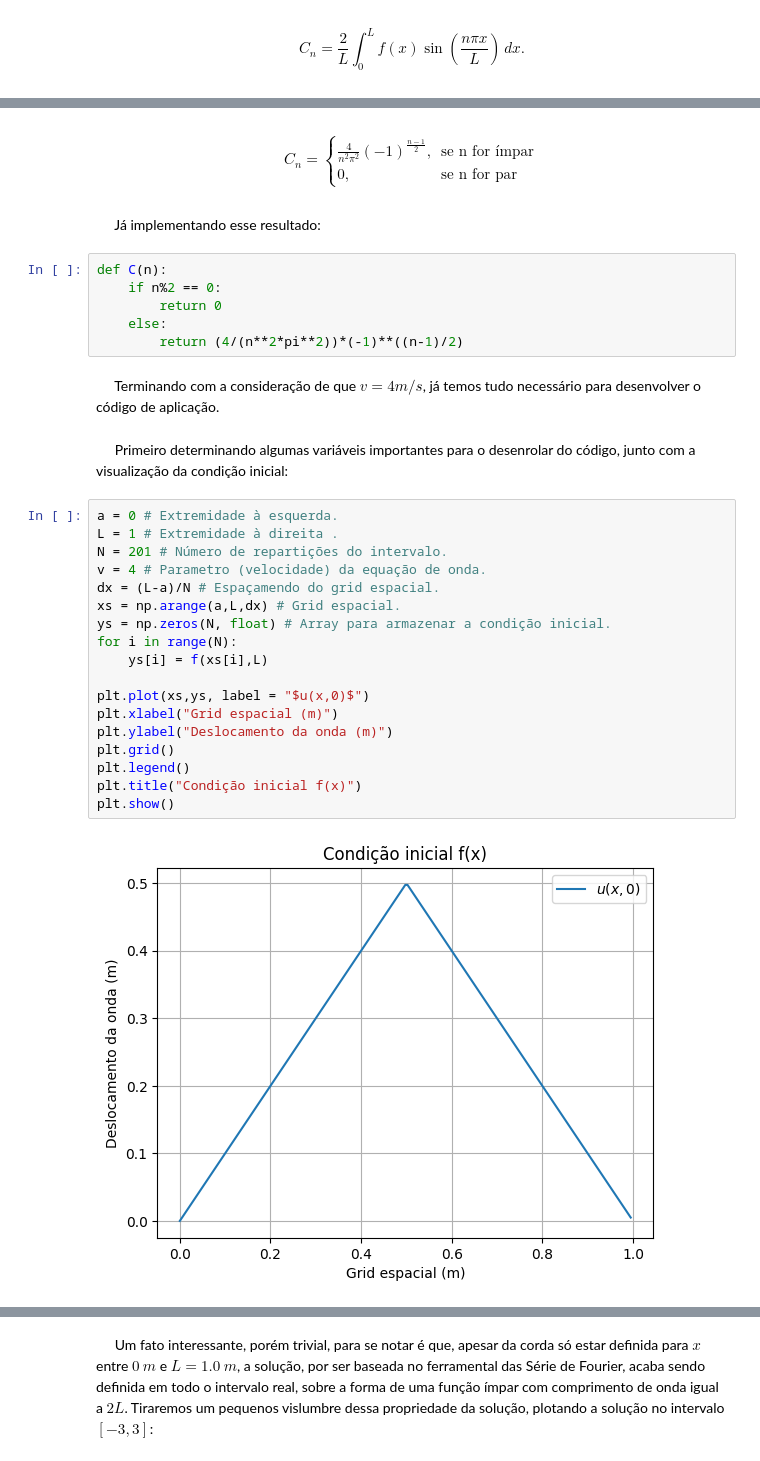
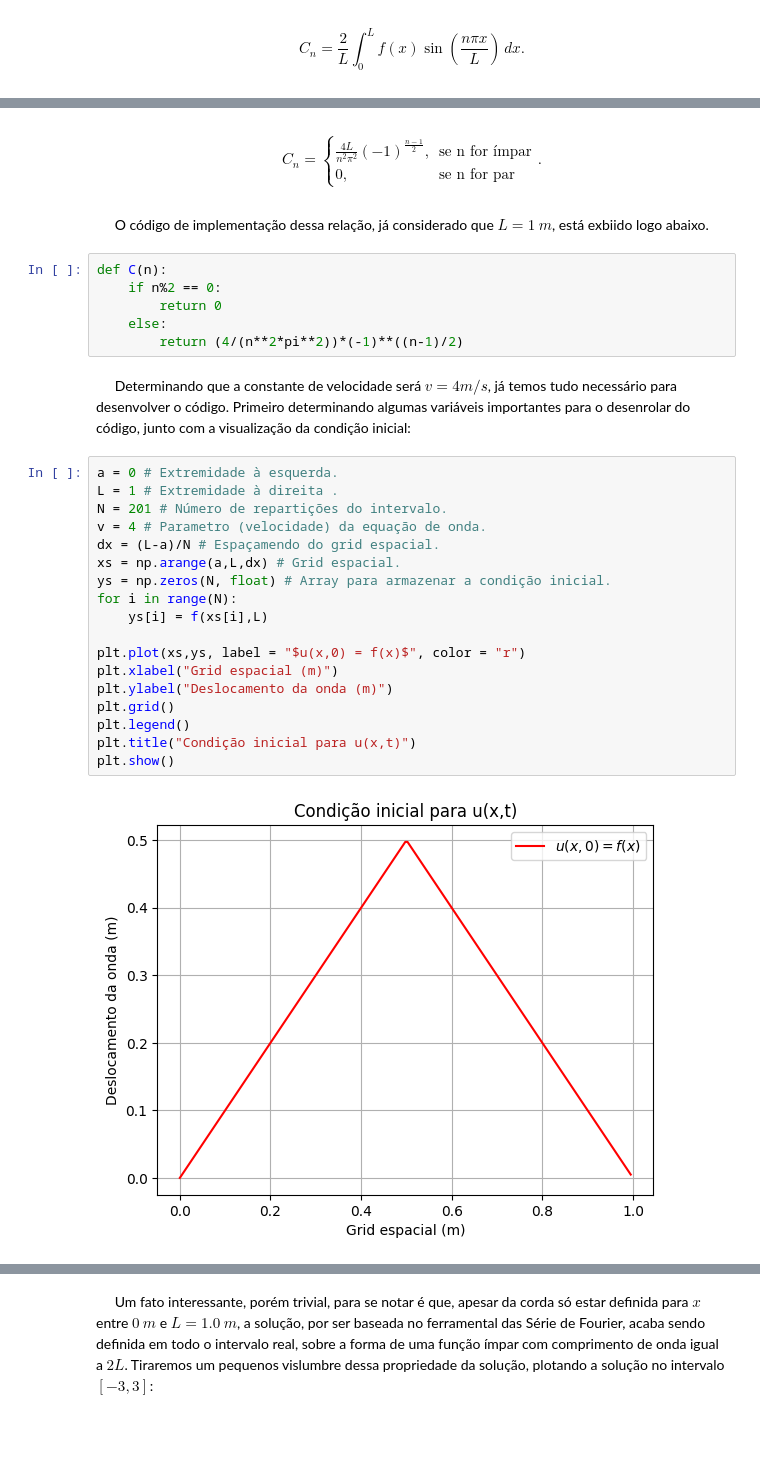
Before and after one commit to PETfisicaUFRN/PET.py, a Jupyter notebook: Rascunhos/Equação de Onda.ipynb, the cells around one changed output, grey strips where cells are left out. Saved outputs shown, nothing was run; the diff lists cells and outputs as text; blank space fills up the shorter version.

```diff
--- a/Rascunhos/Equação de Onda.ipynb
+++ b/Rascunhos/Equação de Onda.ipynb
@@ -240,11 +226,11 @@ $\quad$ Visto que o desenvolvimento dos coeficientes $C_n$ é consideravalmente
 # %% [markdown]
 $$ C_n  =
 \begin{cases}
-    \frac{4}{n^2\pi^2} (-1)^{\frac{n-1}{2}}, & \text{se n for ímpar} \\
+    \frac{4L}{n^2\pi^2} (-1)^{\frac{n-1}{2}}, & \text{se n for ímpar} \\
     0, & \text{se n for par}
-\end{cases}$$
+\end{cases}.$$
 # %% [markdown]
-$\quad$ Já implementando esse resultado:
+$\quad$ O código de implementação dessa relação, já considerado que $L = 1\ m$, está exbiido logo abaixo.
 # %%
 def C(n):
     if n%2 == 0:
@@ -252,27 +238,25 @@ def C(n):
     else:
         return (4/(n**2*pi**2))*(-1)**((n-1)/2)
 # %% [markdown]
-$\quad$ Terminando com a consideração de que $v = 4 m/s$, já temos tudo necessário para desenvolver o código de aplicação.
+$\quad$ Determinando que a constante de velocidade será $v = 4 m/s$, já temos tudo necessário para desenvolver o código. Primeiro determinando algumas variáveis importantes para o desenrolar do código, junto com a visualização da condição inicial:
-# %% [markdown]
-$\quad$ Primeiro determinando algumas variáveis importantes para o desenrolar do código, junto com a visualização da condição inicial:
 # %%
 a = 0 # Extremidade à esquerda.
 L = 1 # Extremidade à direita .
 N = 201 # Número de repartições do intervalo.
 v = 4 # Parametro (velocidade) da equação de onda.
 dx = (L-a)/N # Espaçamendo do grid espacial.
 xs = np.arange(a,L,dx) # Grid espacial.
 ys = np.zeros(N, float) # Array para armazenar a condição inicial.
 for i in range(N):
     ys[i] = f(xs[i],L)
 
-plt.plot(xs,ys, label = "$u(x,0)$")
+plt.plot(xs,ys, label = "$u(x,0) = f(x)$", color = "r")
 plt.xlabel("Grid espacial (m)")
 plt.ylabel("Deslocamento da onda (m)")
 plt.grid()
 plt.legend()
-plt.title("Condição inicial f(x)")
+plt.title("Condição inicial para u(x,t)")
 plt.show()
 # %% [output]
-[figure, old version]
+[figure, new version]
 # %% [markdown]
```
Also changed, not shown: parts of 154 cells of this notebook.
